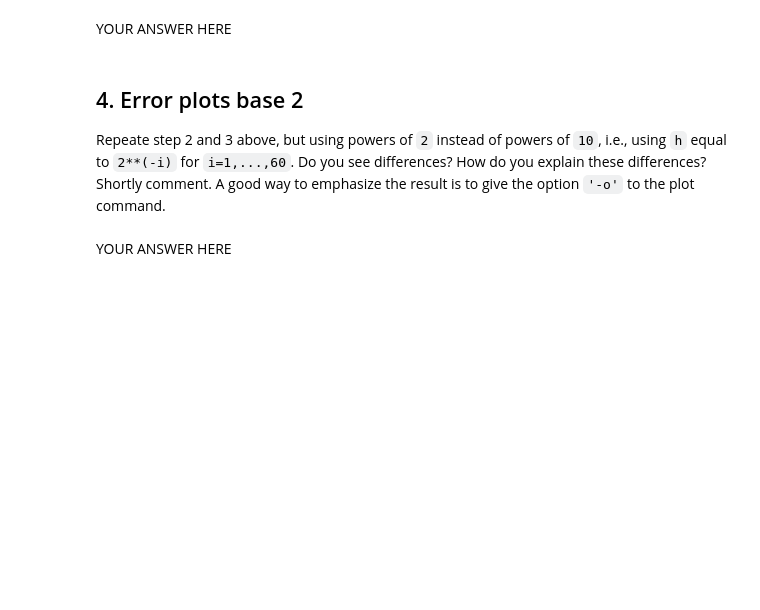
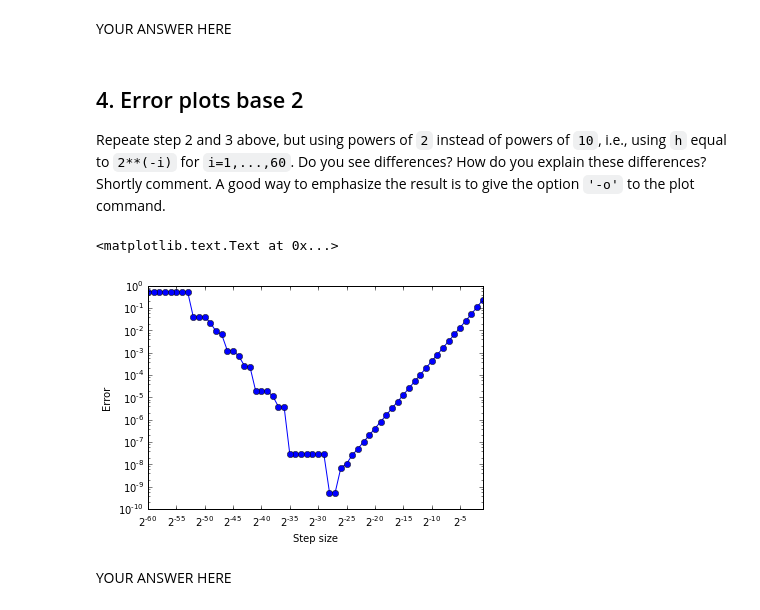
Before and after one commit to pdicerbo/P1.4, a Jupyter notebook: Basics/D1-exercises.ipynb, the cells around one changed output. Cells and saved outputs as stored; diff of their text form; code cells hidden in the pictures; blank space fills up the shorter version.

Commit message:
plots completed

```diff
--- a/Basics/D1-exercises.ipynb
+++ b/Basics/D1-exercises.ipynb
@@ -104,3 +101,17 @@ raise NotImplementedError()
+# %%
+x = 1
+fd1 = []
+for i in range(1, 61):
+    fd1.append( FD(sin, x, 2.**(-i)) )
+
+err = abs(array(fd1) - cos(1.))
+step = array([2.**(-i) for i in range(1, 61)])
+loglog(step, err, '-o', basex=2)
+xlabel('Step size')
+ylabel('Error')
+# %% [output]
+<matplotlib.text.Text at 0x...>
+[figure, added]
 # %% [markdown]
 YOUR ANSWER HERE
 # %% [markdown]
```
Also changed, not shown: parts of 5 cells of this notebook.
